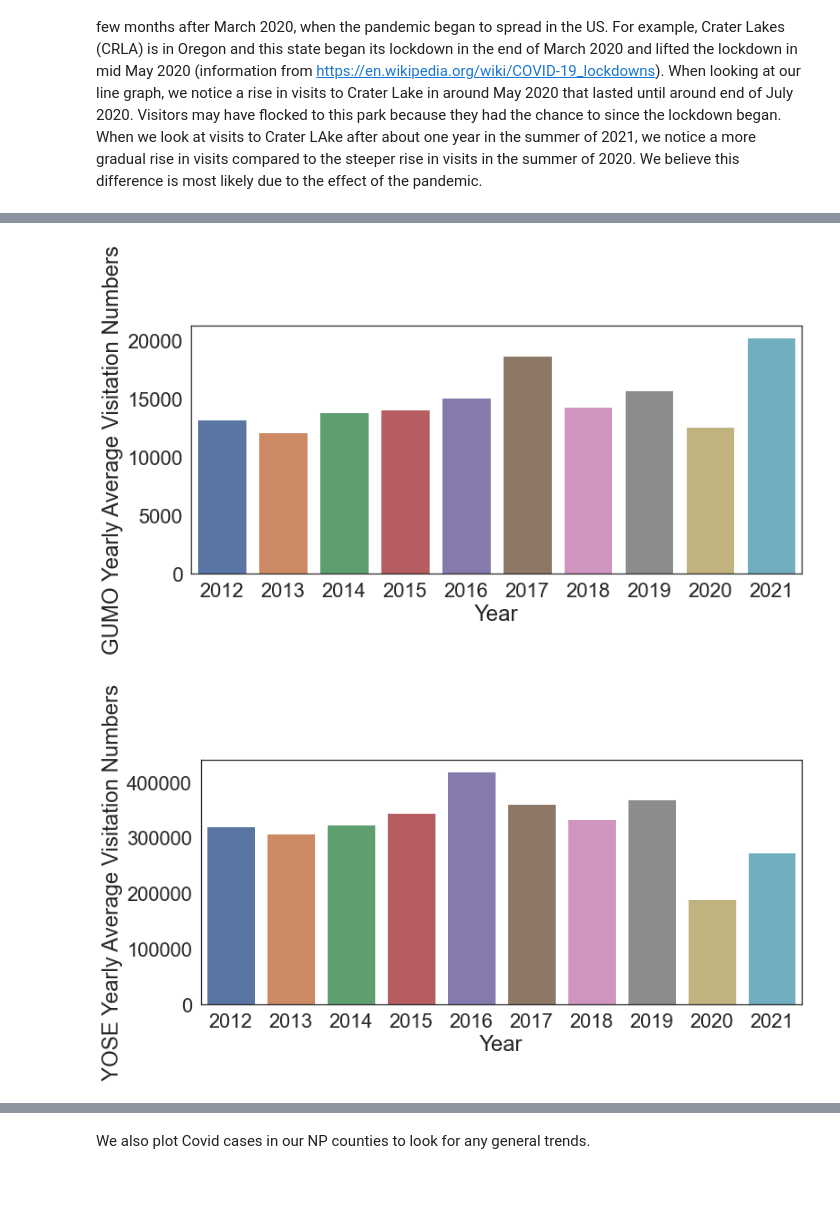
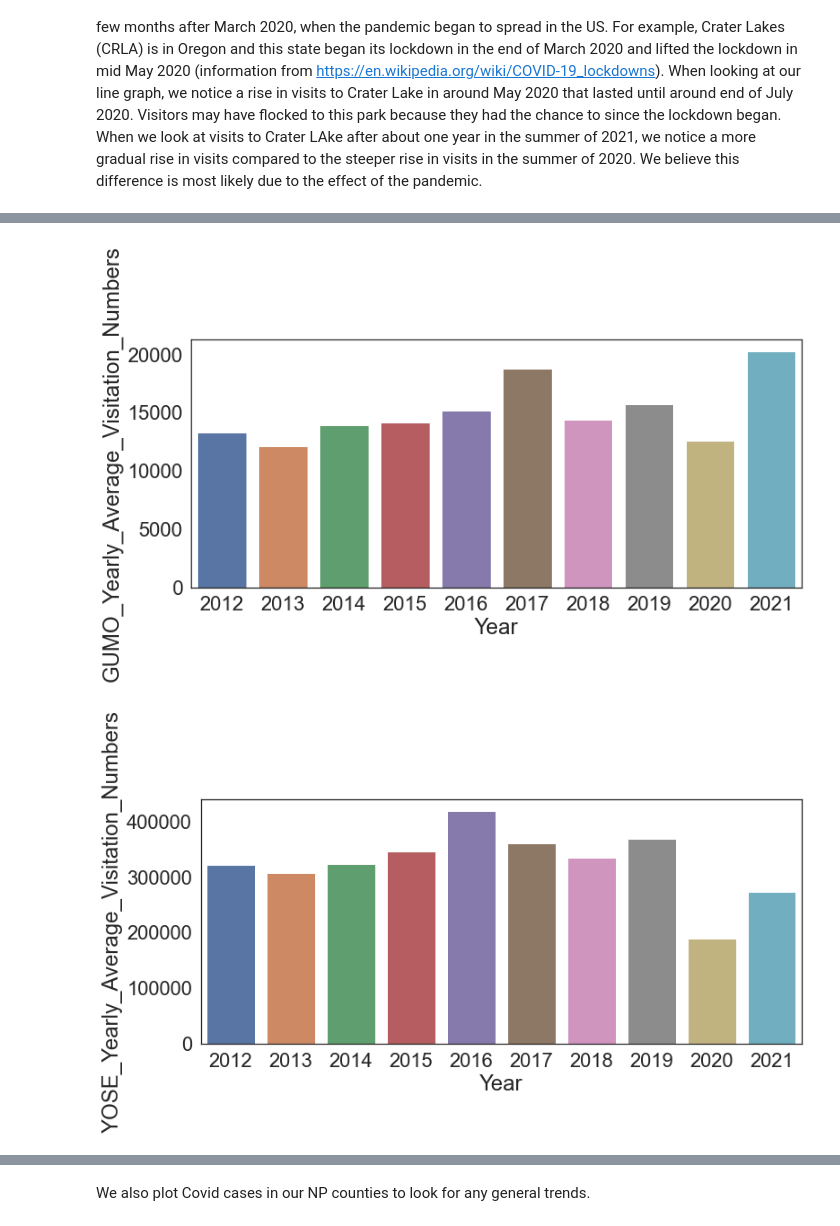
Before and after one commit to mqdhilla/COGS108_Repo, a Jupyter notebook: FinalProjectGroup043-Wi22.ipynb, the cells around one changed output, grey strips where cells are left out. Cells and saved outputs as stored; diff of their text form; code cells hidden in the pictures; blank space fills up the shorter version.

```diff
--- a/FinalProjectGroup043-Wi22.ipynb
+++ b/FinalProjectGroup043-Wi22.ipynb
@@ -538,7 +521,7 @@ def yearly_avg(dframe, NP_name):
     dframe['Total'] = dframe['Total'] / 12
 
     # rename the columns for easier readibility, drop index column, and reset index
-    dframe = dframe.rename(columns={'Total': NP_name + ' Yearly Average Visitation Numbers'}).reset_index().drop(labels='index', axis=1)
+    dframe = dframe.rename(columns={'Total': NP_name + '_Yearly_Average_Visitation_Numbers'}).reset_index().drop(labels='index', axis=1)
 
     return dframe
 
@@ -1254,11 +1134,11 @@ f1 = plt.gcf()
 # %%
-sns.barplot(x='Year', y='GUMO Yearly Average Visitation Numbers', data=df_GUMO_avg)
+sns.barplot(x='Year', y='GUMO_Yearly_Average_Visitation_Numbers', data=df_GUMO_avg)
 f1 = plt.gcf()
 # %% [output]
-[figure, old version]
+[figure, new version]
 # %%
-sns.barplot(x='Year', y='YOSE Yearly Average Visitation Numbers', data=df_YOSE_avg)
+sns.barplot(x='Year', y='YOSE_Yearly_Average_Visitation_Numbers', data=df_YOSE_avg)
 f1 = plt.gcf()
 # %% [output]
-[figure, old version]
+[figure, new version]
 # %%
```
Also changed, not shown: parts of 79 cells of this notebook.
